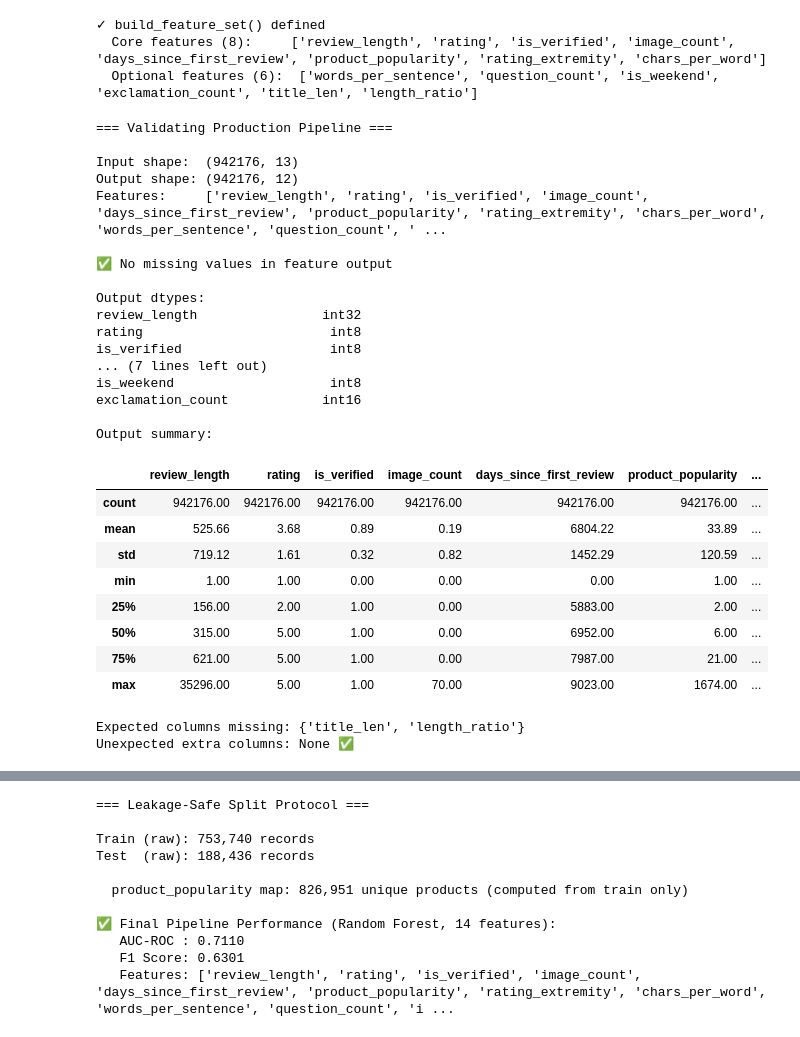
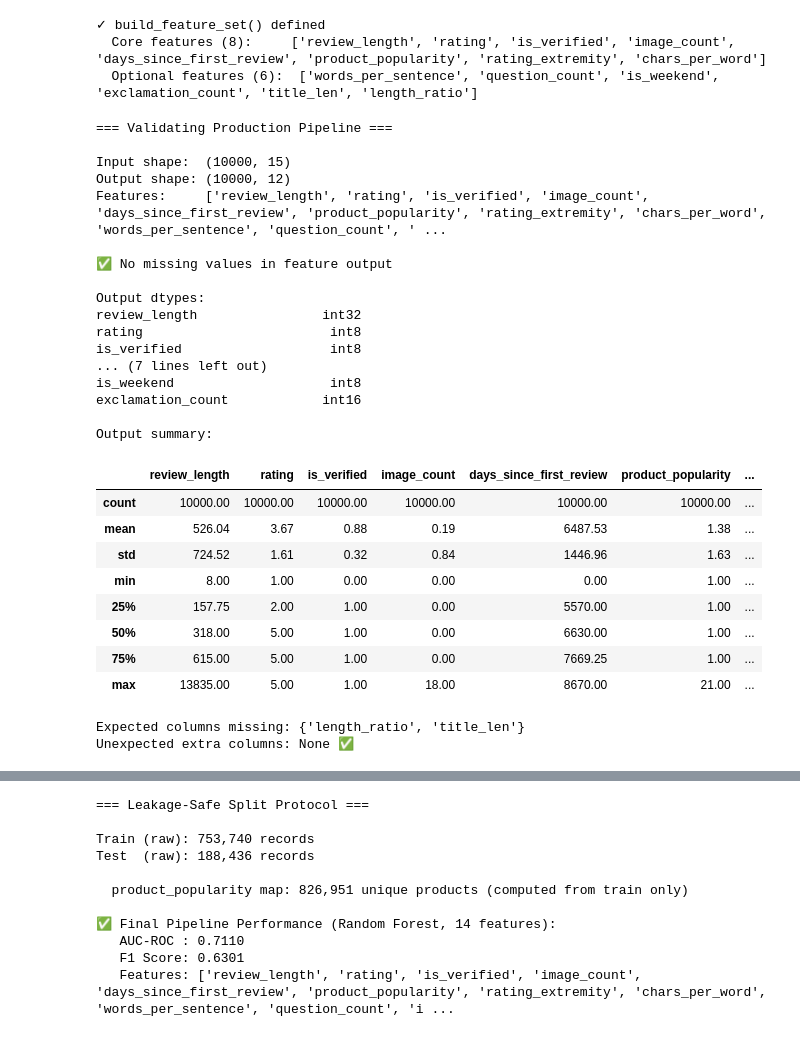
Before and after one commit to Sana-Shikalgar/amazon-review-nlp, a Jupyter notebook: notebook/Feature_Validation_And_Generation.ipynb, the cells around one changed output, grey strips where cells are left out. Drawn from its saved outputs; the diff is of its cells as text; code cells hidden in the pictures.

```diff
--- a/notebook/Feature_Validation_And_Generation.ipynb
+++ b/notebook/Feature_Validation_And_Generation.ipynb
@@ -1453,9 +1886,11 @@ print(f'  Optional features ({len(OPTIONAL_FEATURES)}):  {OPTIONAL_FEATURES}')
 print('=== Validating Production Pipeline ===' + '\n')
 
 # Run pipeline on actual dataset
-features_out = build_feature_set(df, include_optional=True)
+# Use a 10k sample for pipeline validation — correctness check, not full run
+_val_sample = df.sample(min(10_000, len(df)), random_state=SEED)
+features_out = build_feature_set(_val_sample, include_optional=True)
 
-print(f'Input shape:  {df.shape}')
+print(f'Input shape:  {_val_sample.shape}')
 print(f'Output shape: {features_out.shape}')
 print(f'Features:     {list(features_out.columns)}')
 
@@ -1471,42 +1906,42 @@ print('\nOutput dtypes:')
 print(features_out.dtypes.to_string())
 
 # Quick summary stats
 print('\nOutput summary:')
 display(features_out.describe().round(2))
 
 # Validate naming consistency
 expected_cols = set(CORE_FEATURES + OPTIONAL_FEATURES)
 actual_cols   = set(features_out.columns)
 missing_cols  = expected_cols - actual_cols
 extra_cols    = actual_cols - expected_cols
 print(f'\nExpected columns missing: {missing_cols if missing_cols else "None ✅"}')
 print(f'Unexpected extra columns: {extra_cols if extra_cols else "None ✅"}')
 # %% [output]
 === Validating Production Pipeline ===
 
-Input shape:  (942176, 13)
-Output shape: (942176, 12)
+Input shape:  (10000, 15)
+Output shape: (10000, 12)
 Features:     ['review_length', 'rating', 'is_verified', 'image_count', 'days_since_first_review', 'product_popularity', 'rating_extremity', 'chars_per_word', 'words_per_sentence', 'question_count', ' ...
 
 ✅ No missing values in feature output
 
 Output dtypes:
 review_length                int32
 rating                        int8
 is_verified                   int8
 ... (7 lines left out)
 is_weekend                    int8
 exclamation_count            int16
 
 Output summary:
 |  | review_length | rating | is_verified | image_count | days_since_first_review | product_popularity | ... |
-| count | 942176.00 | 942176.00 | 942176.00 | 942176.00 | 942176.00 | 942176.00 | ... |
-| mean | 525.66 | 3.68 | 0.89 | 0.19 | 6804.22 | 33.89 | ... |
-| std | 719.12 | 1.61 | 0.32 | 0.82 | 1452.29 | 120.59 | ... |
-| min | 1.00 | 1.00 | 0.00 | 0.00 | 0.00 | 1.00 | ... |
-| 25% | 156.00 | 2.00 | 1.00 | 0.00 | 5883.00 | 2.00 | ... |
-| 50% | 315.00 | 5.00 | 1.00 | 0.00 | 6952.00 | 6.00 | ... |
-| 75% | 621.00 | 5.00 | 1.00 | 0.00 | 7987.00 | 21.00 | ... |
-| max | 35296.00 | 5.00 | 1.00 | 70.00 | 9023.00 | 1674.00 | ... |
+| count | 10000.00 | 10000.00 | 10000.00 | 10000.00 | 10000.00 | 10000.00 | ... |
+| mean | 526.04 | 3.67 | 0.88 | 0.19 | 6487.53 | 1.38 | ... |
+| std | 724.52 | 1.61 | 0.32 | 0.84 | 1446.96 | 1.63 | ... |
+| min | 8.00 | 1.00 | 0.00 | 0.00 | 0.00 | 1.00 | ... |
+| 25% | 157.75 | 2.00 | 1.00 | 0.00 | 5570.00 | 1.00 | ... |
+| 50% | 318.00 | 5.00 | 1.00 | 0.00 | 6630.00 | 1.00 | ... |
+| 75% | 615.00 | 5.00 | 1.00 | 0.00 | 7669.25 | 1.00 | ... |
+| max | 13835.00 | 5.00 | 1.00 | 18.00 | 8670.00 | 21.00 | ... |
-Expected columns missing: {'title_len', 'length_ratio'}
+Expected columns missing: {'length_ratio', 'title_len'}
 Unexpected extra columns: None ✅
```
Also changed, not shown: parts of 31 cells of this notebook.
